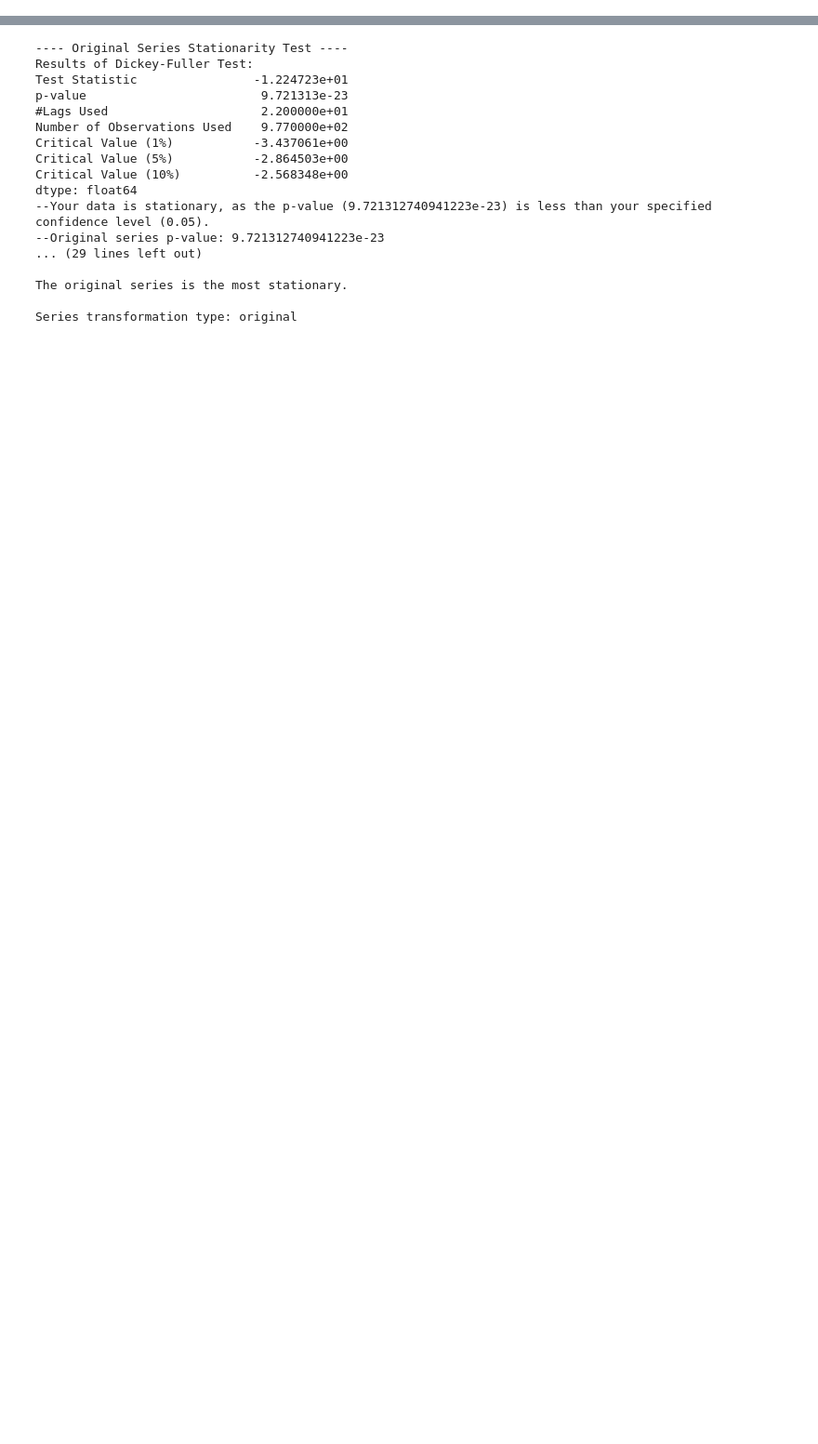
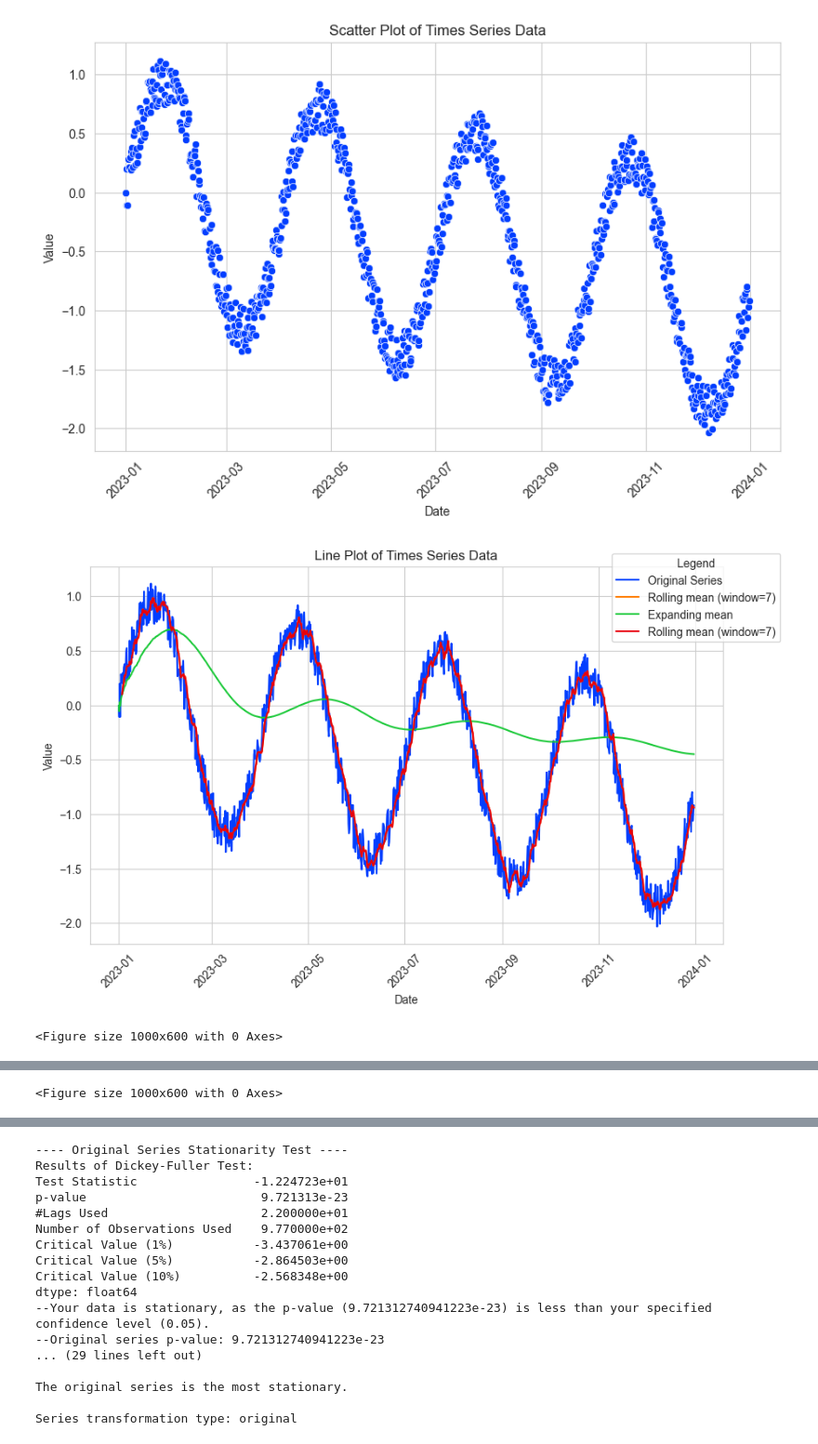
Before and after one commit to JosephWoodall/turbo-barnacle, a Jupyter notebook: src/time_series/practical_time_series_practice.ipynb, the cells around one changed output, grey strips where cells are left out. Shown at 93% size. Saved outputs shown, nothing was run; the diff lists cells and outputs as text; code cells hidden in the pictures; blank space fills up the shorter version.

Commit message:
updates time series practical

```diff
--- a/src/time_series/practical_time_series_practice.ipynb
+++ b/src/time_series/practical_time_series_practice.ipynb
@@ -7,7 +7,7 @@ import pandas
 
 class TimeSeriesDataGenerator:
     """
-    Generates time series data based on specified parameters.
+    Generates time series data based on specified parameters. Please note, this is not a substitute for real data; it is a simplified model for testing purposes.
 
     Args:
         start_date (str): The start date of the time series data in the format 'YYYY-MM-DD'.
@@ -188,7 +188,6 @@ class TimeSeriesVisualizer:
         plt.xlabel("Date")
         plt.ylabel("Value")
         plt.xticks(rotation=45)  # Rotate x-axis labels
-        plt.legend(bbox_to_anchor=(1.1, 1.05), title='Legend')
         plt.show()
 
     def line_plot(self, window_size=7, function='mean'):
@@ -254,7 +253,6 @@ class TimeSeriesVisualizer:
         plt.title(f"Histogram Plot of Times Series Data")
         plt.xlabel("Date")
         plt.xticks(rotation=45)  # Rotate x-axis labels
-        plt.legend(bbox_to_anchor=(1.1, 1.05), title='Legend')
         plt.show()
 
     def area_plot(self):
@@ -279,7 +277,6 @@ class TimeSeriesVisualizer:
         plt.xlabel("Date")
         plt.ylabel("Value")
         plt.xticks(rotation=45)  # Rotate x-axis labels
-        plt.legend(bbox_to_anchor=(1.1, 1.05), title='Legend')
         plt.show()
 
     def box_plot(self):
@@ -300,7 +297,6 @@ class TimeSeriesVisualizer:
         plt.xlabel("Date")
         plt.ylabel("Value")
         plt.xticks(rotation=45)  # Rotate x-axis labels
-        plt.legend(bbox_to_anchor=(1.1, 1.05), title='Legend')
         plt.show()
 
     def lag_plot(self, lag_time=1):
@@ -318,7 +314,6 @@ class TimeSeriesVisualizer:
         plt.figure(figsize=(10, 6))
         lag_plot(self.time_series, lag=lag_time)
         plt.title(f"Lag Plot of Time Series Data: Lag Time of {lag_time}")
-        plt.legend(bbox_to_anchor=(1.1, 1.05), title='Legend')
         plt.show()
 
     def autocorrelation_plot(self):
@@ -375,23 +370,3 @@ class TimeSeriesVisualizer:
         plot_pacf(self.time_series, lags=len(self.time_series) * .49)
         plt.title("Partial Autocorrelation Plot of Time Series Data")
         plt.show()
-
-    def visualize_all(self):
-        """
-        Calls all the visualization methods to create all the plots.
-
-        This method calls all the visualization methods to create all the plots.
-
-        Parameters:
-        None
-
-        Returns:
-        None
-        """
-        try:
-            for method_name in dir(self):
-                if method_name.endswith('_plot'):
-                    method = getattr(self, method_name)
-                    method()
-        except SystemError as e:
-            print(f"There was an error in the {method_name} method: {e}")
@@ -414,0 +373,14 @@ No artists with labels found to put in legend.  Note that artists whose label st
+# %%
+time_series_visualizer = TimeSeriesVisualizer(time_series_data)
+time_series_visualizer.scatter_plot()
+time_series_visualizer.line_plot()
+time_series_visualizer.area_plot()
+time_series_visualizer.histogram_plot()
+time_series_visualizer.lag_plot()
+time_series_visualizer.autocorrelation_plot()
+time_series_visualizer.partial_autocorrelation_plot()
+time_series_visualizer.box_plot()
+# %% [output]
+[figure, added]
+[figure, added]
+<Figure size 1000x600 with 0 Axes>
@@ -414,0 +391 @@ No artists with labels found to put in legend.  Note that artists whose label st
+<Figure size 1000x600 with 0 Axes>
```
Also changed, not shown: parts of 3 cells of this notebook.
